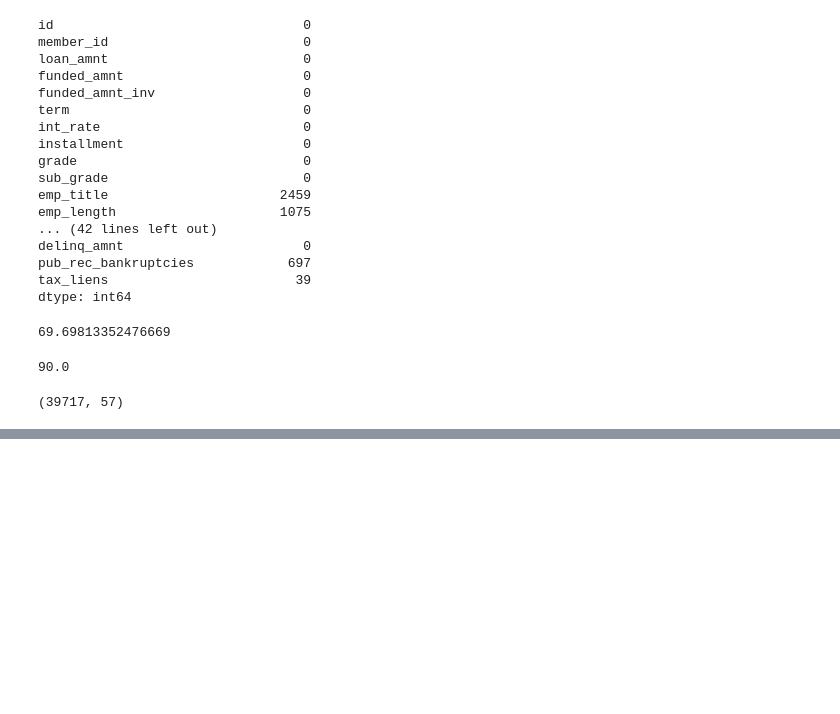
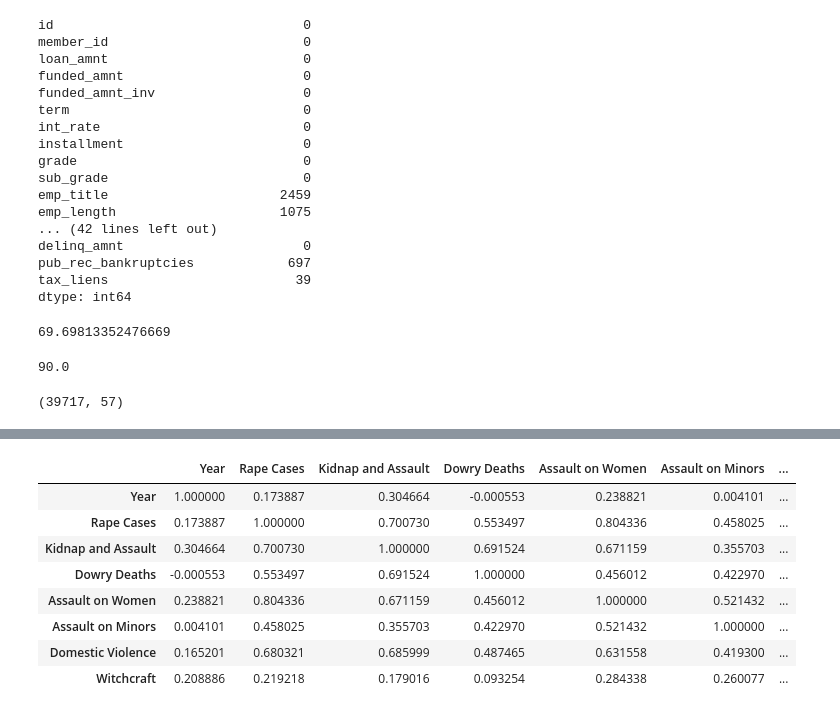
Before and after one commit to shivansh1325/Data_science, a Jupyter notebook: peactice.ipynb, the cells around one changed output, grey strips where cells are left out. Saved outputs shown, nothing was run; the diff lists cells and outputs as text; code cells hidden in the pictures; blank space fills up the shorter version.

```diff
--- a/peactice.ipynb
+++ b/peactice.ipynb
@@ -200,0 +316,14 @@ loan.shape
+# %%
+wocr[ ['Year', 'Rape Cases', 'Kidnap and Assault', 'Dowry Deaths',
+       'Assault on Women', 'Assault on Minors', 'Domestic Violence',
+       'Witchcraft']].corr()
+# %% [output]
+|  | Year | Rape Cases | Kidnap and Assault | Dowry Deaths | Assault on Women | Assault on Minors | ... |
+| Year | 1.000000 | 0.173887 | 0.304664 | -0.000553 | 0.238821 | 0.004101 | ... |
+| Rape Cases | 0.173887 | 1.000000 | 0.700730 | 0.553497 | 0.804336 | 0.458025 | ... |
+| Kidnap and Assault | 0.304664 | 0.700730 | 1.000000 | 0.691524 | 0.671159 | 0.355703 | ... |
+| Dowry Deaths | -0.000553 | 0.553497 | 0.691524 | 1.000000 | 0.456012 | 0.422970 | ... |
+| Assault on Women | 0.238821 | 0.804336 | 0.671159 | 0.456012 | 1.000000 | 0.521432 | ... |
+| Assault on Minors | 0.004101 | 0.458025 | 0.355703 | 0.422970 | 0.521432 | 1.000000 | ... |
+| Domestic Violence | 0.165201 | 0.680321 | 0.685999 | 0.487465 | 0.631558 | 0.419300 | ... |
+| Witchcraft | 0.208886 | 0.219218 | 0.179016 | 0.093254 | 0.284338 | 0.260077 | ... |
```
Also changed, not shown: parts of 20 cells of this notebook, 4 other files.
